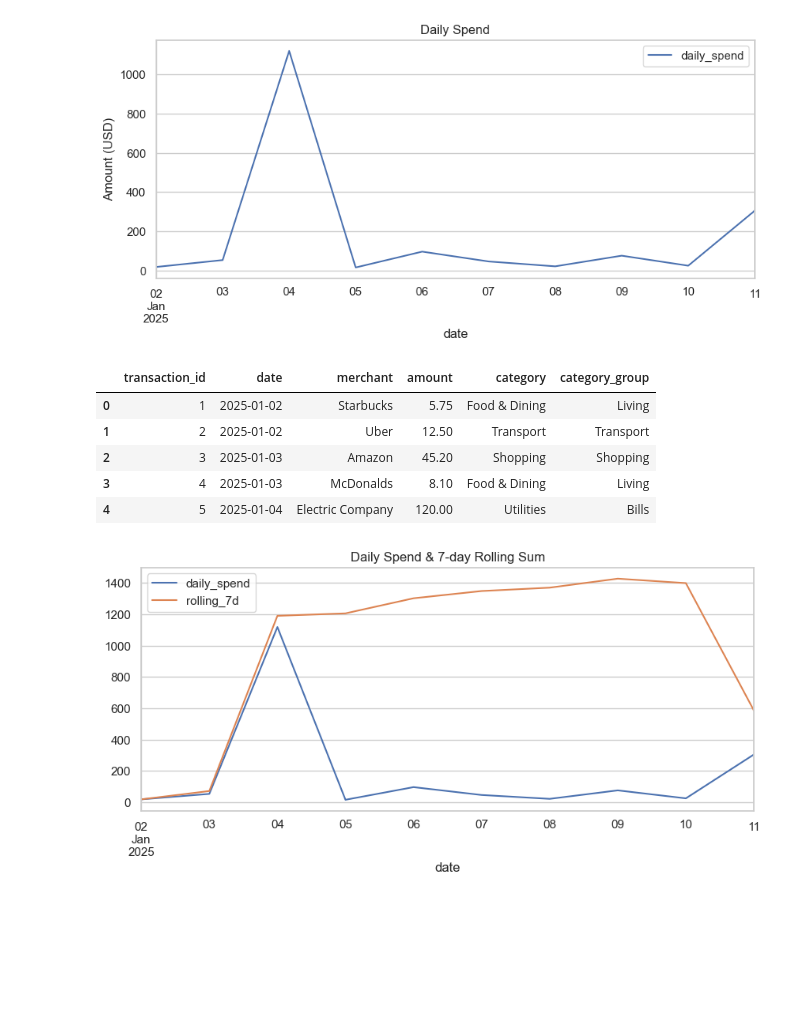
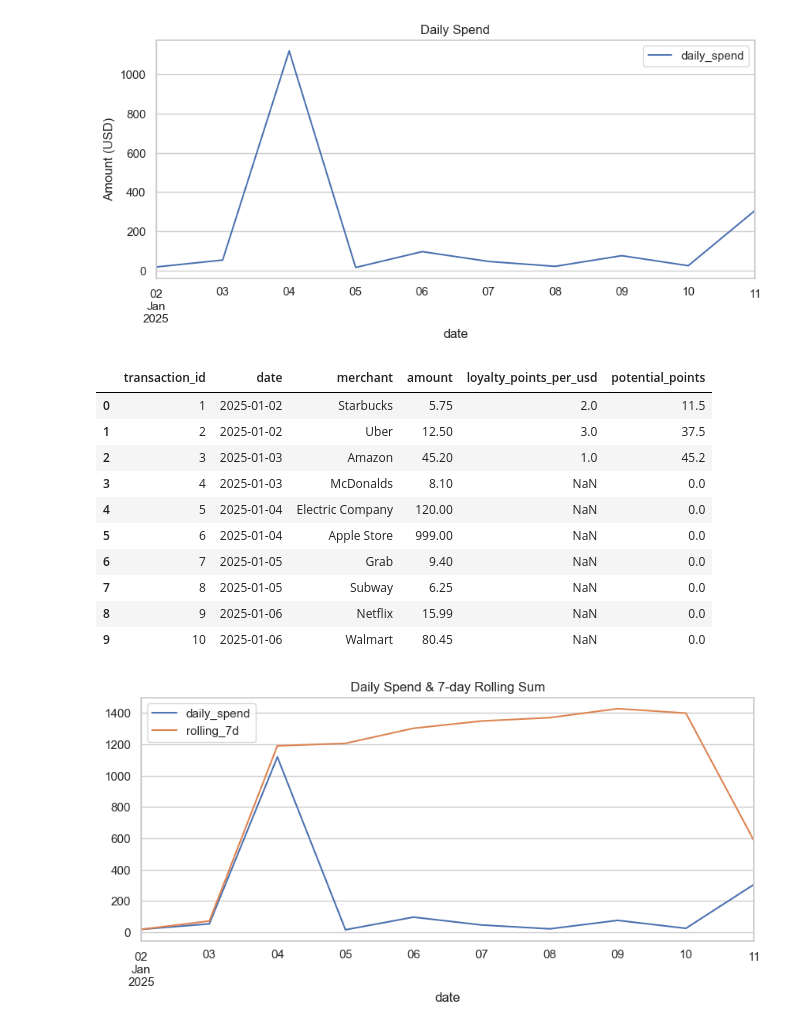
Before and after one commit to pixelskysolutions/stock-price-analysis, a Jupyter notebook: MODULE-2/SQL_Transaction_Dashboard.ipynb, the cells around one changed output. Drawn from its saved outputs; the diff is of its cells as text; code cells hidden in the pictures; blank space fills up the shorter version.

Commit message:
Refactor Project 1 setup: safe DB rebuild, markdown explanations, LEFT JOIN example

```diff
--- a/MODULE-2/SQL_Transaction_Dashboard.ipynb
+++ b/MODULE-2/SQL_Transaction_Dashboard.ipynb
@@ -33,0 +57,5 @@ df.head()
+# %%
+# Example: show first 5 transactions
+engine = create_engine(f"sqlite:///{db_file}", echo=False)
+q = "SELECT * FROM transactions LIMIT 5;"
+pd.read_sql_query(q, engine)
@@ -89,24 +119,52 @@ plt.show()
 # %%
-# Create a categories lookup table (for demonstration)
+# --- Step 5: JOINs ---
+# Demonstrate INNER JOIN (only matches) and LEFT JOIN (keep all left rows)
+
+# Categories lookup table
 categories = pd.DataFrame({
     "category": ["Food & Dining","Transport","Shopping","Utilities","Entertainment"],
     "category_group": ["Living","Transport","Shopping","Bills","Leisure"]
 })
 categories.to_sql("categories", engine, if_exists="replace", index=False)
 
-# INNER JOIN: attach category_group to each transaction
+# INNER JOIN
 q = """
 SELECT t.transaction_id, t.date, t.merchant, t.amount, t.category, c.category_group
 FROM transactions t
 INNER JOIN categories c
   ON t.category = c.category
 ORDER BY t.date;
 """
 pd.read_sql_query(q, engine, parse_dates=["date"]).head()
+
+# Loyalty Program table (some merchants enrolled)
+loyalty = pd.DataFrame({
+    "merchant": ["Starbucks", "Amazon", "Uber"],
+    "loyalty_points_per_usd": [2, 1, 3]
+})
+loyalty.to_sql("loyalty_program", engine, if_exists="replace", index=False)
+
+# LEFT JOIN: all transactions + loyalty points if available
+q = """
+SELECT t.transaction_id, t.date, t.merchant, t.amount,
+       l.loyalty_points_per_usd,
+       ROUND(t.amount * COALESCE(l.loyalty_points_per_usd,0),2) AS potential_points
+FROM transactions t
+LEFT JOIN loyalty_program l
+  ON t.merchant = l.merchant
+ORDER BY t.date
+LIMIT 10;
+"""
+pd.read_sql_query(q, engine, parse_dates=["date"])
 # %% [output]
-|  | transaction_id | date | merchant | amount | category | category_group |
-| 0 | 1 | 2025-01-02 | Starbucks | 5.75 | Food & Dining | Living |
-| 1 | 2 | 2025-01-02 | Uber | 12.50 | Transport | Transport |
-| 2 | 3 | 2025-01-03 | Amazon | 45.20 | Shopping | Shopping |
-| 3 | 4 | 2025-01-03 | McDonalds | 8.10 | Food & Dining | Living |
-| 4 | 5 | 2025-01-04 | Electric Company | 120.00 | Utilities | Bills |
+|  | transaction_id | date | merchant | amount | loyalty_points_per_usd | potential_points |
+| 0 | 1 | 2025-01-02 | Starbucks | 5.75 | 2.0 | 11.5 |
+| 1 | 2 | 2025-01-02 | Uber | 12.50 | 3.0 | 37.5 |
+| 2 | 3 | 2025-01-03 | Amazon | 45.20 | 1.0 | 45.2 |
+| 3 | 4 | 2025-01-03 | McDonalds | 8.10 | NaN | 0.0 |
+| 4 | 5 | 2025-01-04 | Electric Company | 120.00 | NaN | 0.0 |
+| 5 | 6 | 2025-01-04 | Apple Store | 999.00 | NaN | 0.0 |
+| 6 | 7 | 2025-01-05 | Grab | 9.40 | NaN | 0.0 |
+| 7 | 8 | 2025-01-05 | Subway | 6.25 | NaN | 0.0 |
+| 8 | 9 | 2025-01-06 | Netflix | 15.99 | NaN | 0.0 |
+| 9 | 10 | 2025-01-06 | Walmart | 80.45 | NaN | 0.0 |
```
Also changed, not shown: parts of 25 cells of this notebook, 1 other file.
